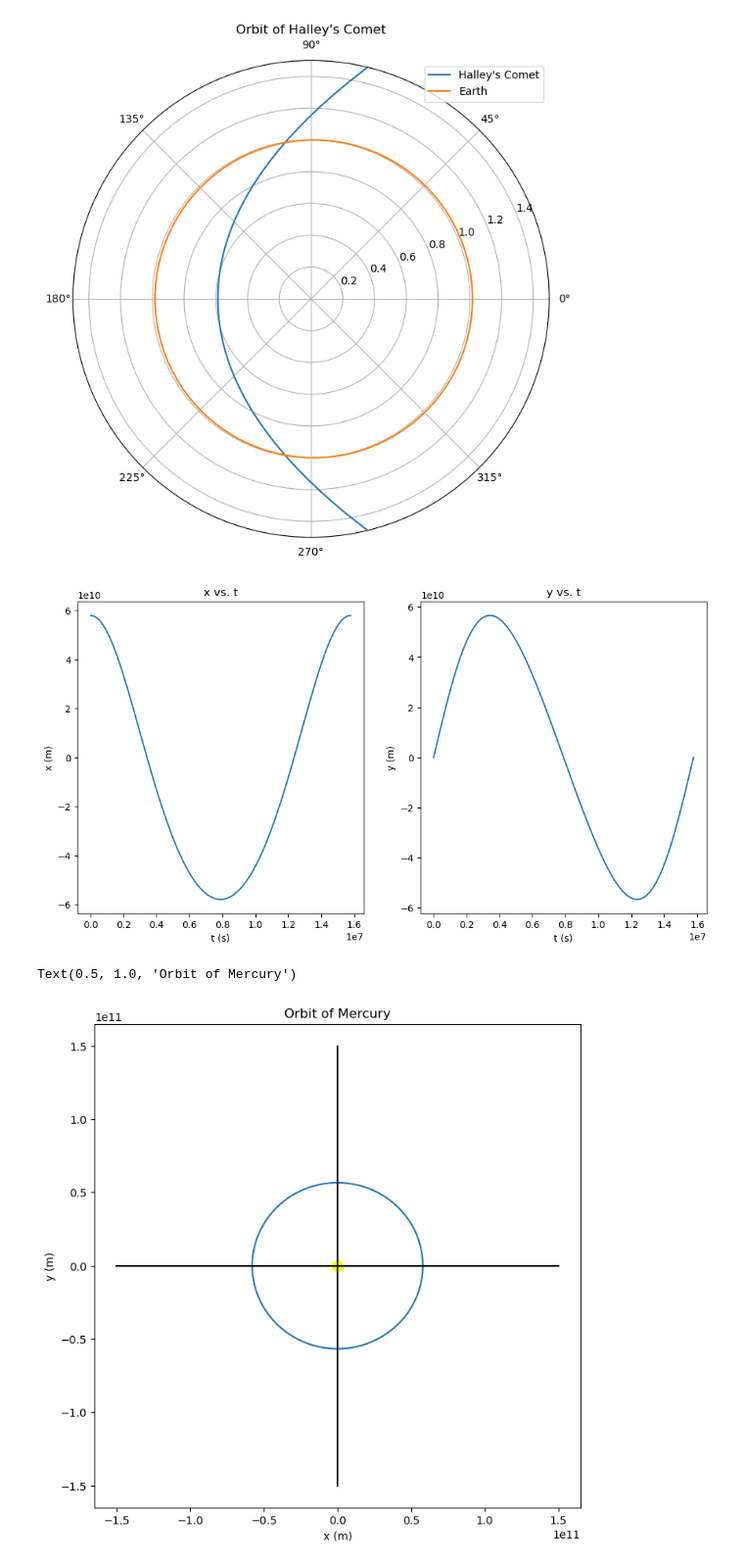
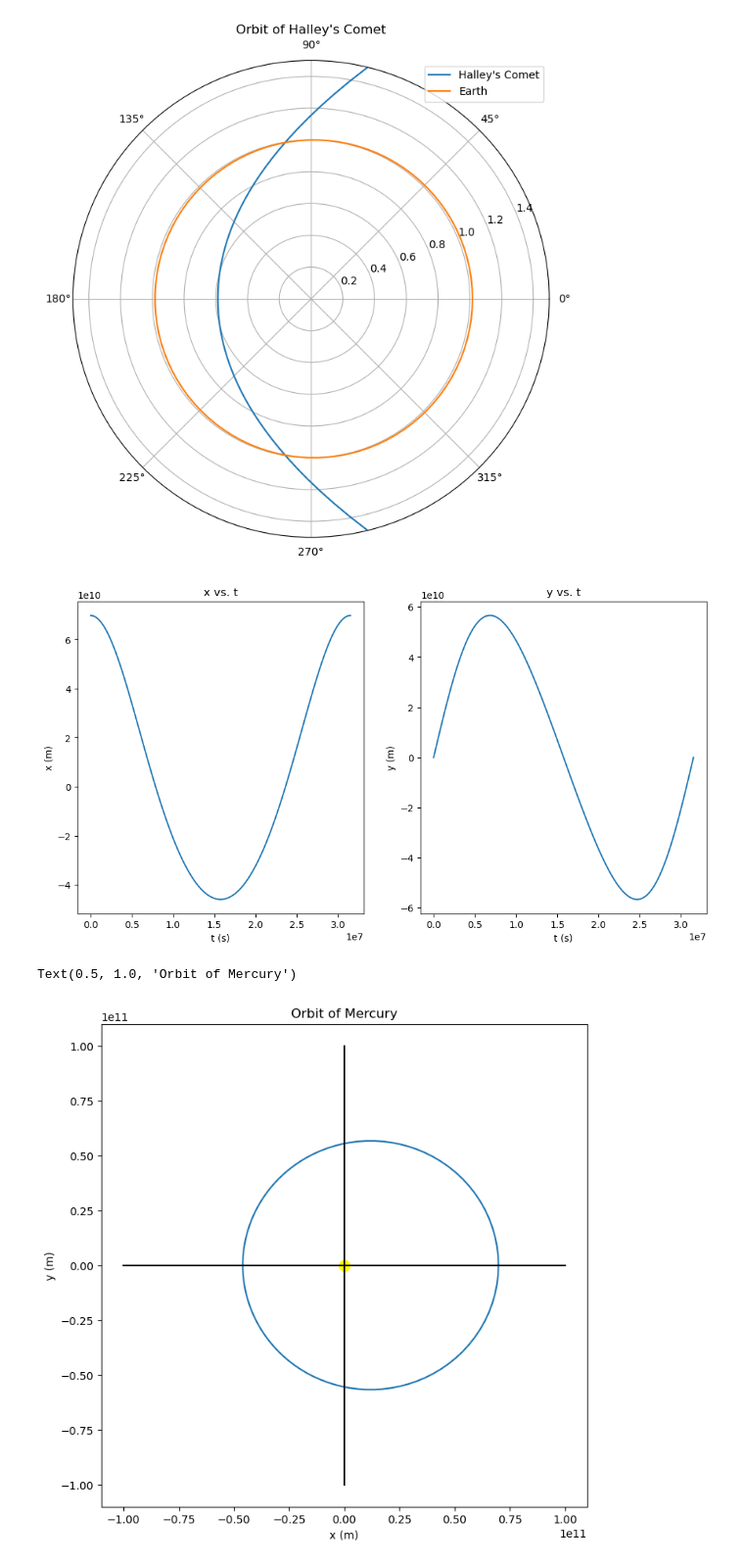
Before and after one commit to brash99/phys202, a Jupyter notebook: JupyterNotebooks/Ellipse.ipynb, the cells around one changed output. Shown at 98% size. Saved outputs shown, nothing was run; the diff lists cells and outputs as text; code cells hidden in the pictures.

```diff
--- a/JupyterNotebooks/Ellipse.ipynb
+++ b/JupyterNotebooks/Ellipse.ipynb
@@ -141,10 +141,10 @@ r = a * (1 - e**2) / (1 - e * np.cos(theta))
 v = np.sqrt(1.327e20 * (2 / r - 1 / a)) # m/s
 
 # calculate the time dependence of the position
-t = np.linspace(0, 0.5 * 365 * 24 * 3600, 100)
+t = np.linspace(0, 1.0 * 365 * 24 * 3600, 100)
 x = r * np.cos(theta)
 y = r * np.sin(theta)
-x = x - a * e
+
 x = x * 1.496e11 # convert to meters
 y = y * 1.496e11 # convert to meters
 vx = v * np.cos(theta)
@@ -163,21 +163,21 @@ ax[1].set_ylabel('y (m)')
 ax[1].set_title('y vs. t')
 plt.show()
 # %% [output]
-[figure, old version]
+[figure, new version]
 # %%
 fig, ax = plt.subplots(1, 1, figsize=(8, 8))
 ax.plot(x, y)
 ax.set_xlabel('x (m)')
 ax.set_ylabel('y (m)')
 
 # plot the sun
 ax.plot([0], [0], 'o', color='yellow', markersize=10)
 
 # plot axes
-ax.plot([-1.5e11, 1.5e11], [0, 0], color='black')
-ax.plot([0, 0], [-1.5e11, 1.5e11], color='black')
+ax.plot([-1.0e11, 1.0e11], [0, 0], color='black')
+ax.plot([0, 0], [-1.0e11, 1.0e11], color='black')
 
 ax.set_title('Orbit of Mercury')
 # %% [output]
 Text(0.5, 1.0, 'Orbit of Mercury')
-[figure, old version]
+[figure, new version]
```
Also changed, not shown: 2 other files.
